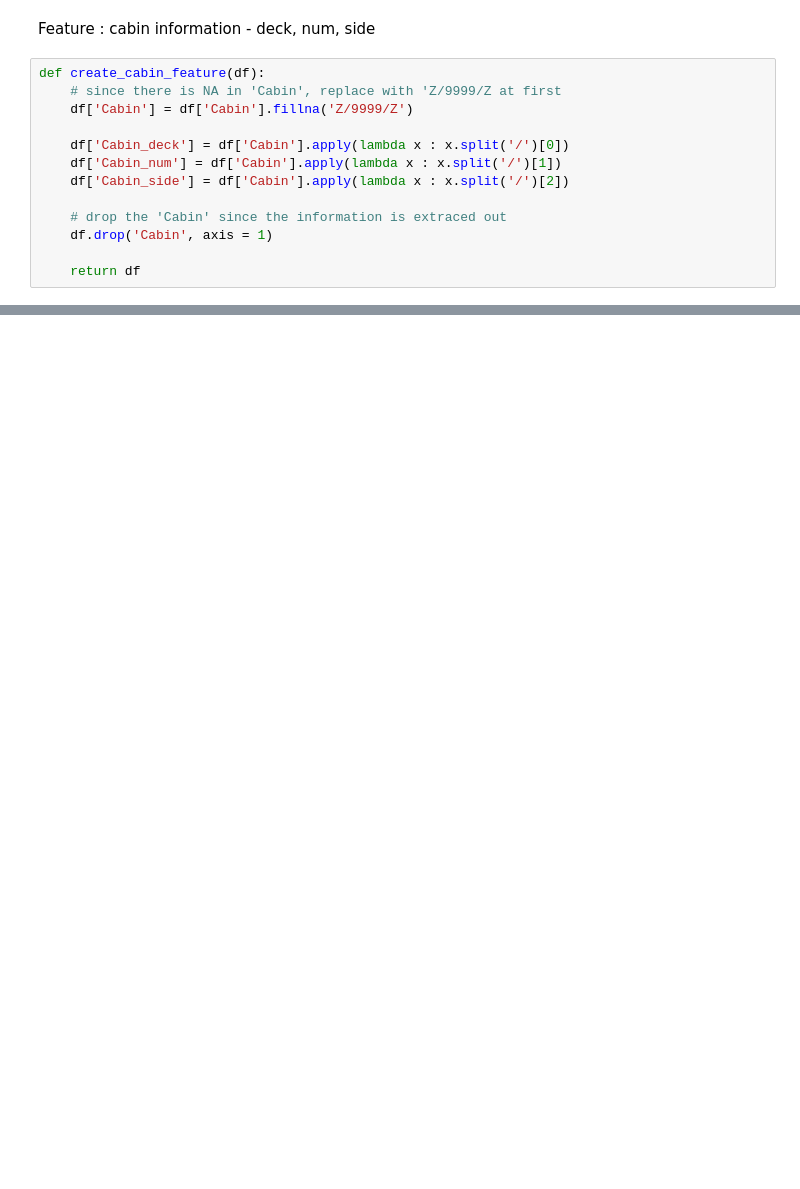
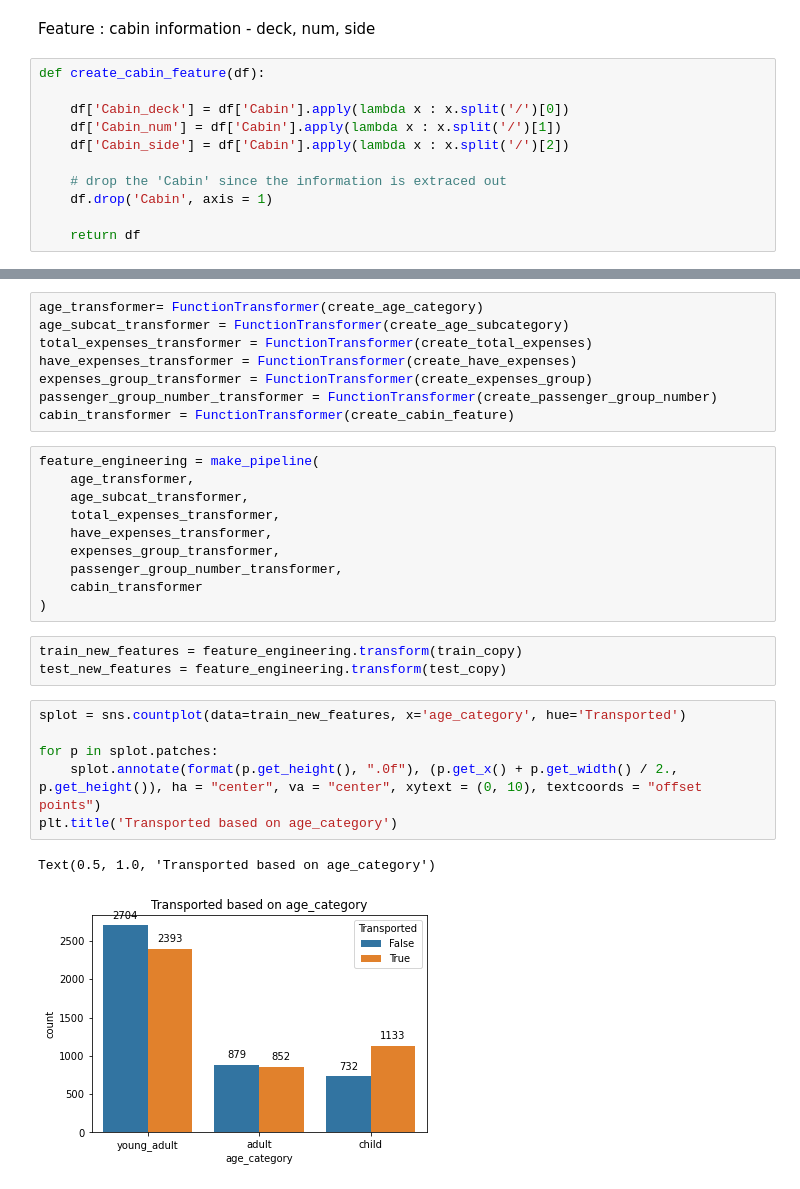
Before and after one commit to chiseanchang0727/kaggle, a Jupyter notebook: survival_prediction_of_spaceship_Titanic/survival_prediction_of_spaceship_Titanic.ipynb, the cells around one changed output, grey strips where cells are left out. Drawn from its saved outputs; the diff is of its cells as text; blank space fills up the shorter version.

```diff
--- a/survival_prediction_of_spaceship_Titanic/survival_prediction_of_spaceship_Titanic.ipynb
+++ b/survival_prediction_of_spaceship_Titanic/survival_prediction_of_spaceship_Titanic.ipynb
@@ -317,8 +427,6 @@ def create_group_number(df):
 Feature : cabin information - deck, num, side
 # %%
 def create_cabin_feature(df):
-    # since there is NA in 'Cabin', replace with 'Z/9999/Z at first
-    df['Cabin'] = df['Cabin'].fillna('Z/9999/Z')
 
     df['Cabin_deck'] = df['Cabin'].apply(lambda x : x.split('/')[0])
     df['Cabin_num'] = df['Cabin'].apply(lambda x : x.split('/')[1])
@@ -343,0 +443,30 @@ Name: Cabin, Length: 8693, dtype: object
+# %%
+age_transformer= FunctionTransformer(create_age_category)
+age_subcat_transformer = FunctionTransformer(create_age_subcategory)
+total_expenses_transformer = FunctionTransformer(create_total_expenses)
+have_expenses_transformer = FunctionTransformer(create_have_expenses)
+expenses_group_transformer = FunctionTransformer(create_expenses_group)
+passenger_group_number_transformer = FunctionTransformer(create_passenger_group_number)
+cabin_transformer = FunctionTransformer(create_cabin_feature)
+# %%
+feature_engineering = make_pipeline(
+    age_transformer,
+    age_subcat_transformer,
+    total_expenses_transformer,
+    have_expenses_transformer,
+    expenses_group_transformer,
+    passenger_group_number_transformer,
+    cabin_transformer
+)
+# %%
+train_new_features = feature_engineering.transform(train_copy)
+test_new_features = feature_engineering.transform(test_copy)
+# %%
+splot = sns.countplot(data=train_new_features, x='age_category', hue='Transported')
+
+for p in splot.patches:
+    splot.annotate(format(p.get_height(), ".0f"), (p.get_x() + p.get_width() / 2., p.get_height()), ha = "center", va = "center", xytext = (0, 10), textcoords = "offset points")
+plt.title('Transported based on age_category')
+# %% [output]
+Text(0.5, 1.0, 'Transported based on age_category')
+[figure, added]
```
Also changed, not shown: parts of 56 cells of this notebook.
